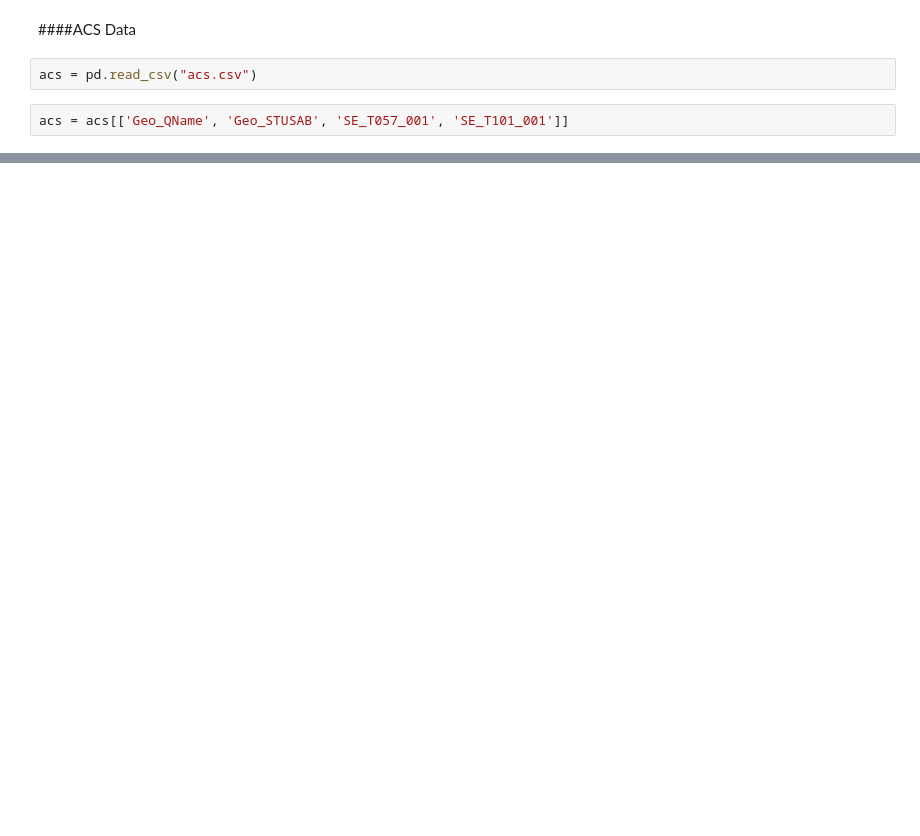
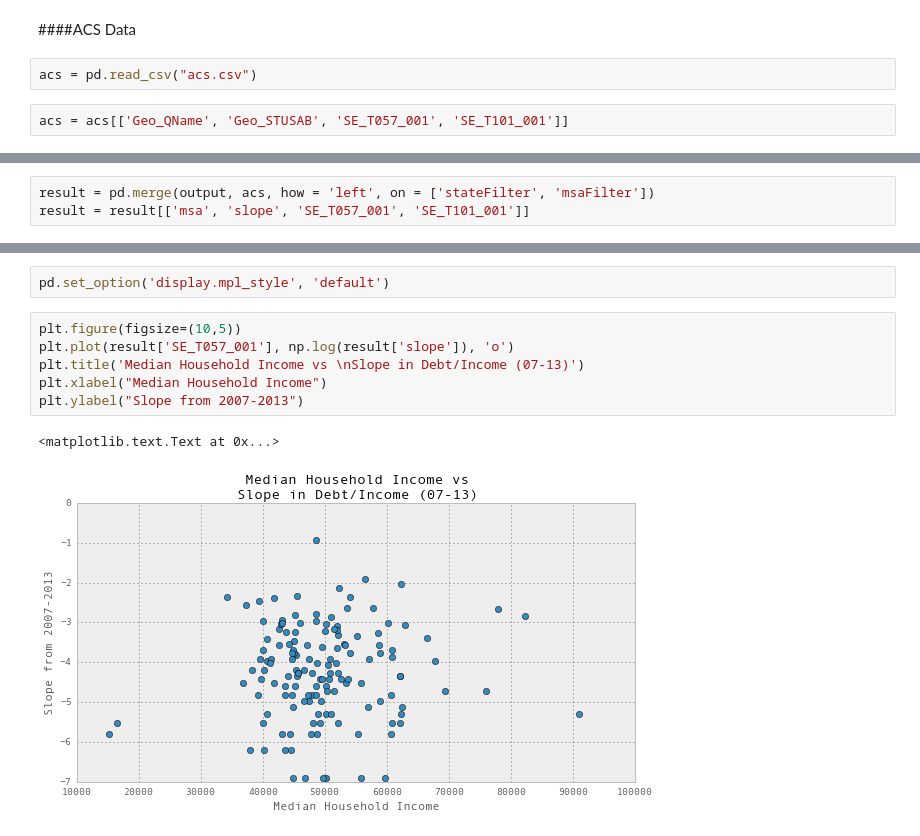
Before and after one commit to krl22785/HMDA-Analysis, a Jupyter notebook: DebtIncome/debtincome.ipynb, the cells around one changed output, grey strips where cells are left out. Saved outputs shown, nothing was run; the diff lists cells and outputs as text; blank space fills up the shorter version.

Commit message:
update debt income notebook

```diff
--- a/DebtIncome/debtincome.ipynb
+++ b/DebtIncome/debtincome.ipynb
@@ -121,0 +95,3 @@ y.upper()
+# %%
+result = pd.merge(output, acs, how = 'left', on = ['stateFilter', 'msaFilter'])
+result = result[['msa', 'slope', 'SE_T057_001', 'SE_T101_001']]
@@ -121,0 +107,11 @@ y.upper()
+# %%
+pd.set_option('display.mpl_style', 'default')
+# %%
+plt.figure(figsize=(10,5))
+plt.plot(result['SE_T057_001'], np.log(result['slope']), 'o')
+plt.title('Median Household Income vs \nSlope in Debt/Income (07-13)')
+plt.xlabel("Median Household Income")
+plt.ylabel("Slope from 2007-2013")
+# %% [output]
+<matplotlib.text.Text at 0x...>
+[figure, added]
```
Also changed, not shown: parts of 13 cells of this notebook.
